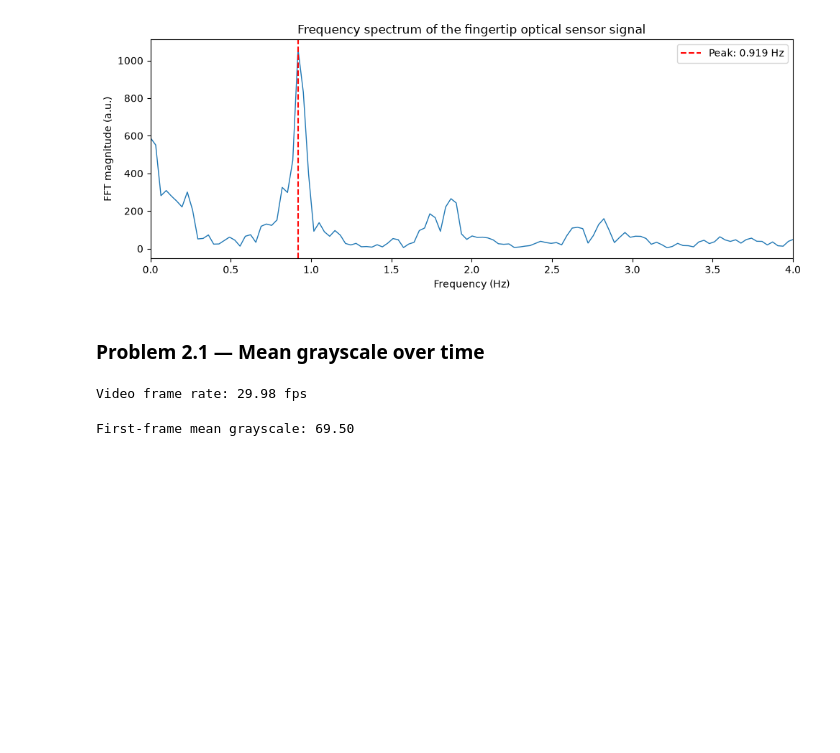
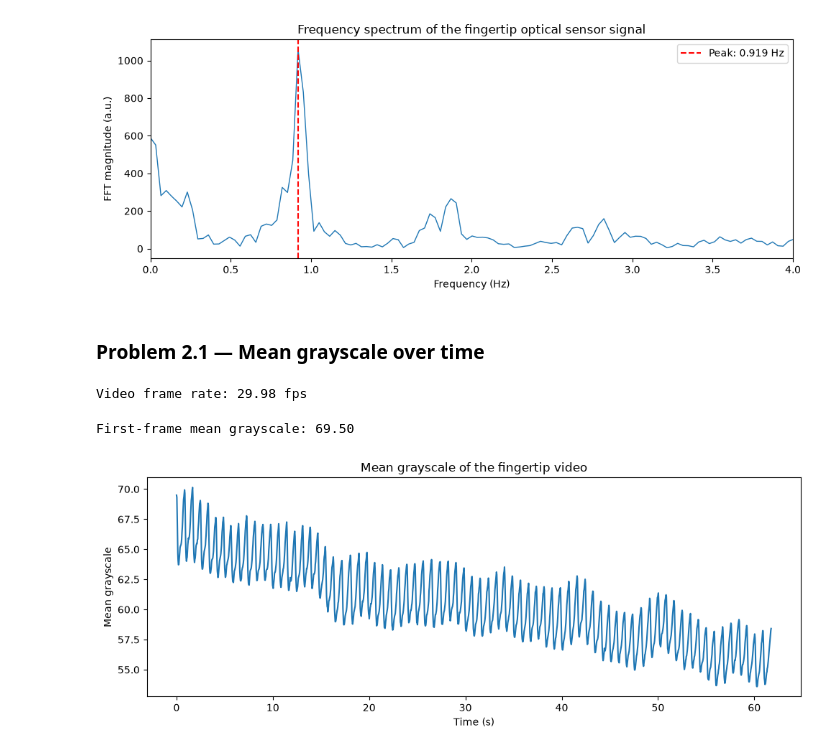
Before and after one commit to Crystal513/MPHY0058-Heart-Rate-Project, a Jupyter notebook: heart_rate analysis.ipynb, the cells around one changed output. Cells and saved outputs as stored; diff of their text form; code cells hidden in the pictures; blank space fills up the shorter version.

Commit message:
Plot mean grayscale over time for the fingertip video

```diff
--- a/heart_rate analysis.ipynb
+++ b/heart_rate analysis.ipynb
@@ -118,3 +118,14 @@ video.release()
 
 video_time_s = np.array(video_time_s)
 video_mean_gray = np.array(video_mean_gray)
+# %%
+plt.figure(figsize=(10, 4))
+plt.plot(video_time_s, video_mean_gray)
+plt.xlabel("Time (s)")
+plt.ylabel("Mean grayscale")
+plt.title("Mean grayscale of the fingertip video")
+plt.tight_layout()
+plt.savefig("problem2_1_video_grayscale.png", dpi=300)
+plt.show()
+# %% [output]
+[figure, added]
```
Also changed, not shown: 1 other file.
